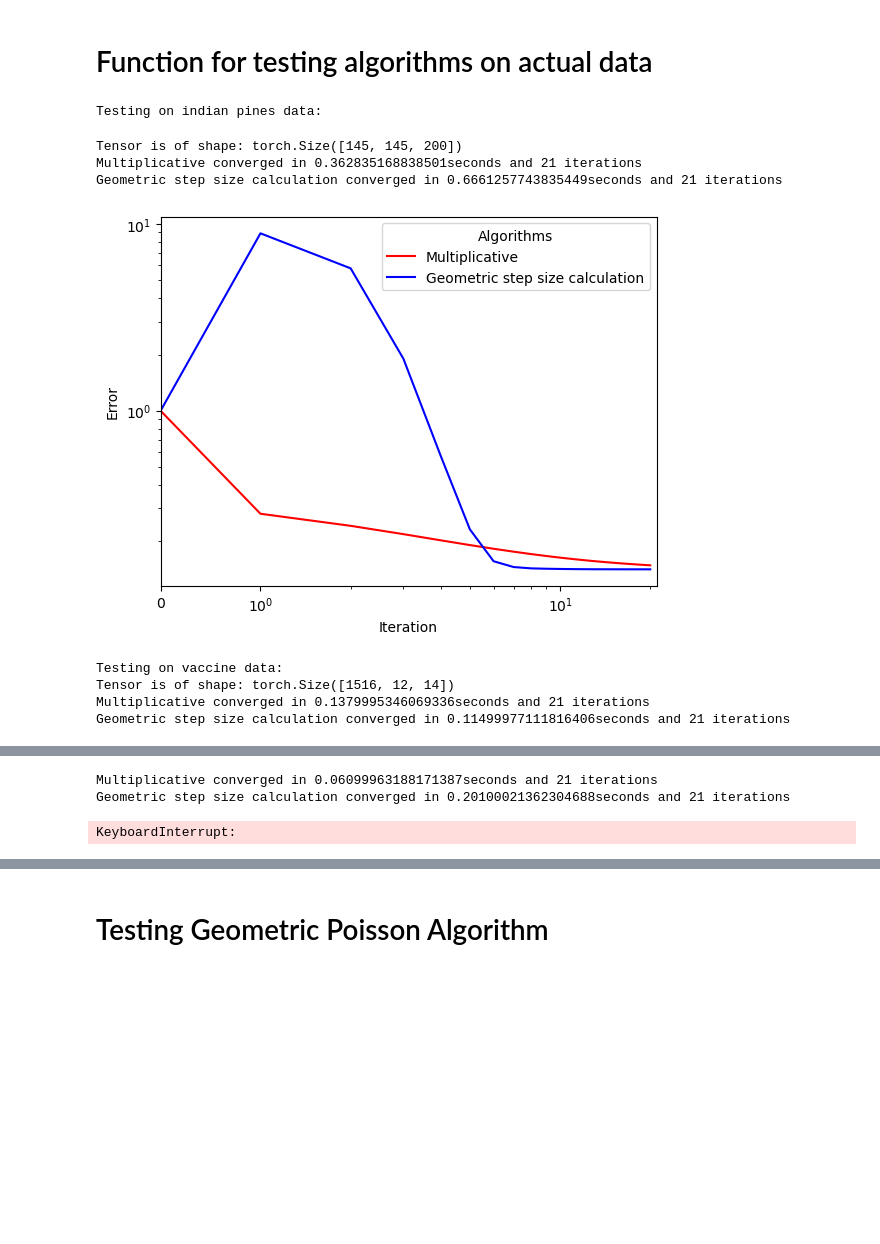
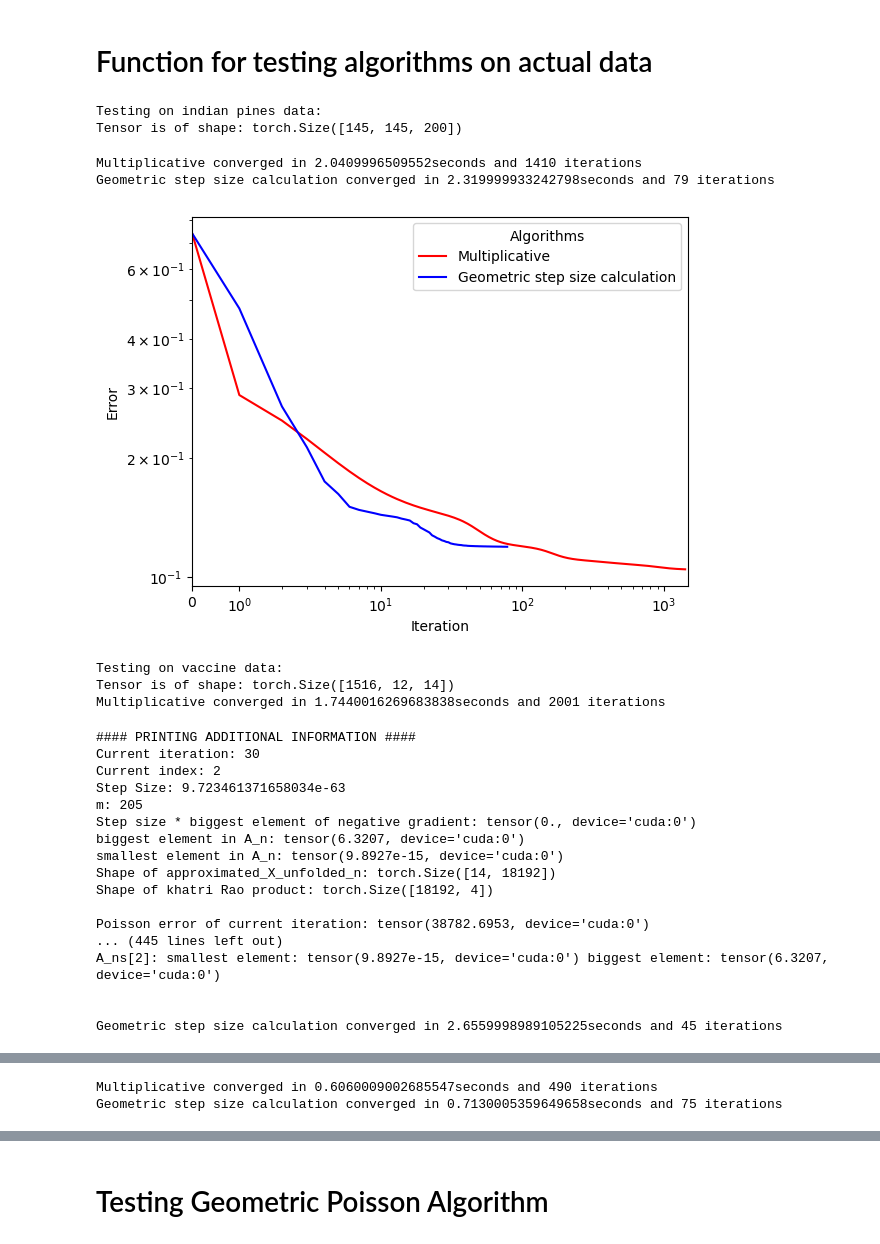
Before and after one commit to IntegrierBar/GeometricTensorFactorization, a Jupyter notebook: Masterarbeit.ipynb, the cells around one changed output, grey strips where cells are left out. Cells and saved outputs as stored; diff of their text form; code cells hidden in the pictures; blank space fills up the shorter version.

```diff
--- a/Masterarbeit.ipynb
+++ b/Masterarbeit.ipynb
@@ -65,6 +65,14 @@ def create_initial_data(X, F):
     for i in range(N):
         # we use random.random_tensor as it returns a tensor
         A_ns.append(tl.random.random_tensor((X_shape[i], F), **tl.context(X)))
+
+
+
+    # rescale
+    norm_approx = tl.norm( defactorizing_CP(A_ns, X.shape) )
+    scaling = (tl.norm(X) / norm_approx) ** (1.0/ X.ndim)
+    for n in range(len(A_ns)):
+        A_ns[n] = A_ns[n] * scaling
     return A_ns
 # %% [markdown]
 # Function for testing algorithms on actual data
@@ -172,7 +180,7 @@ image_names = [
 #    {"name": 'cat', "F": default_F}, # (300, 451, 3)
 ]
 
-max_iter = 20
+max_iter = 2000
 
 def to_image(tensor):
     """A convenience function to convert from a float dtype back to uint8"""
@@ -309,32 +317,48 @@ def evaluate_algorithms(factorizers: List[Factorizer], context={"dtype": tl.floa
 # %%
 def multiplicative_factorization(tensor, F, initial_A_ns):
     start = time.time()
     A_ns, RE, _ = tensor_factorization_cp_multiplicative(tensor, F, max_iter=max_iter, detailed=True, initial_A_ns=initial_A_ns)
     end = time.time()
     return IterationResult(tl.tensor(RE), end-start, A_ns)
 
 factorizer_multiplicative = Factorizer("Multiplicative", multiplicative_factorization, color='red')
 
 def geometric_variable_step_size(tensor, F, initial_A_ns):
     start = time.time()
-    A_ns, RE, _, _ = tensor_factorization_cp_poisson(tensor, F, max_iter=max_iter, detailed=True, initial_A_ns=initial_A_ns)
+    A_ns, RE, _, _ = tensor_factorization_cp_poisson(tensor, F, max_iter=max_iter, detailed=True, verbose=False, initial_A_ns=initial_A_ns)
     end = time.time()
     return IterationResult(tl.tensor(RE), end-start, A_ns)
 
 factorizer_geometric = Factorizer("Geometric step size calculation", geometric_variable_step_size, color='blue')
 
 tl.set_backend('pytorch')
 context = {'dtype': tl.float32,
            'device': 'cuda'}
-
+#context = {}
 evaluate_algorithms([factorizer_multiplicative, factorizer_geometric], context=context)
 # %% [output]
 Testing on indian pines data:
+Tensor is of shape: torch.Size([145, 145, 200])
-Tensor is of shape: torch.Size([145, 145, 200])
-Multiplicative converged in 0.362835168838501seconds and 21 iterations
-Geometric step size calculation converged in 0.6661257743835449seconds and 21 iterations
+Multiplicative converged in 2.0409996509552seconds and 1410 iterations
+Geometric step size calculation converged in 2.319999933242798seconds and 79 iterations
-[figure, old version]
+[figure, new version]
 Testing on vaccine data:
 Tensor is of shape: torch.Size([1516, 12, 14])
-Multiplicative converged in 0.1379995346069336seconds and 21 iterations
-Geometric step size calculation converged in 0.11499977111816406seconds and 21 iterations
+Multiplicative converged in 1.7440016269683838seconds and 2001 iterations
+#### PRINTING ADDITIONAL INFORMATION ####
+Current iteration: 30
+Current index: 2
+Step Size: 9.723461371658034e-63
+m: 205
+Step size * biggest element of negative gradient: tensor(0., device='cuda:0')
+biggest element in A_n: tensor(6.3207, device='cuda:0')
+smallest element in A_n: tensor(9.8927e-15, device='cuda:0')
+Shape of approximated_X_unfolded_n: torch.Size([14, 18192])
+Shape of khatri Rao product: torch.Size([18192, 4])
+
+Poisson error of current iteration: tensor(38782.6953, device='cuda:0')
+... (445 lines left out)
+A_ns[2]: smallest element: tensor(9.8927e-15, device='cuda:0') biggest element: tensor(6.3207, device='cuda:0')
+
+
+Geometric step size calculation converged in 2.6559998989105225seconds and 45 iterations
@@ -342,3 +366,2 @@ Geometric step size calculation converged in 0.11499977111816406seconds and 21 i
-Multiplicative converged in 0.06099963188171387seconds and 21 iterations
-Geometric step size calculation converged in 0.20100021362304688seconds and 21 iterations
-KeyboardInterrupt:
+Multiplicative converged in 0.6060009002685547seconds and 490 iterations
+Geometric step size calculation converged in 0.7130005359649658seconds and 75 iterations
```
Also changed, not shown: parts of 6 cells of this notebook, 1 other file.
